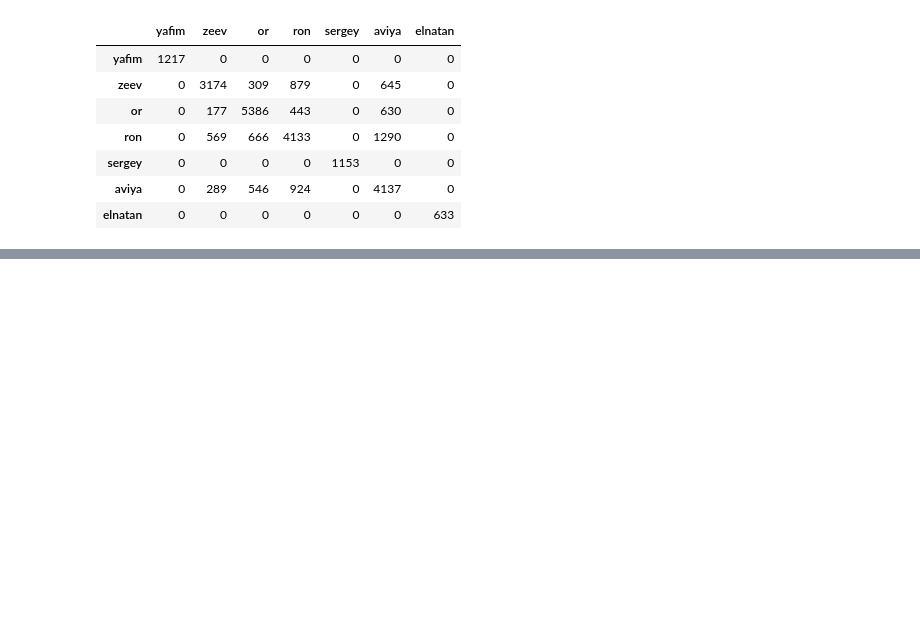
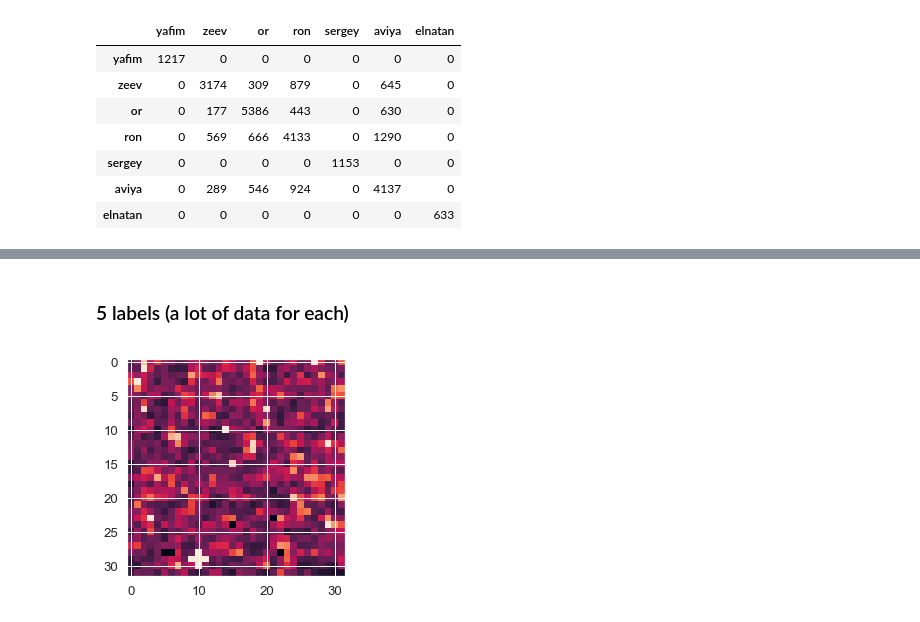
Before and after one commit to zeevikal/speckles-classification, a Jupyter notebook: notebooks/train.ipynb, the cells around one changed output, grey strips where cells are left out. Cells and saved outputs as stored; diff of their text form; code cells hidden in the pictures; blank space fills up the shorter version.

Commit message:
different data preprosessing models

```diff
--- a/notebooks/train.ipynb
+++ b/notebooks/train.ipynb
@@ -37,3 +35,4 @@ array([0, 0, 0, ..., 6, 6, 6])
 # %%
-plt.imshow(x_data[0])
-plt.show()
+def show_sample(idx):
+    plt.imshow(x_data[idx])
+    plt.show()
@@ -239,0 +298,2 @@ df_cm
+# %% [markdown]
+### 5 labels (a lot of data for each)
@@ -239,0 +304,4 @@ df_cm
+# %%
+show_sample(1)
+# %% [output]
+[figure, added]
```
Also changed, not shown: parts of 27 cells of this notebook.
